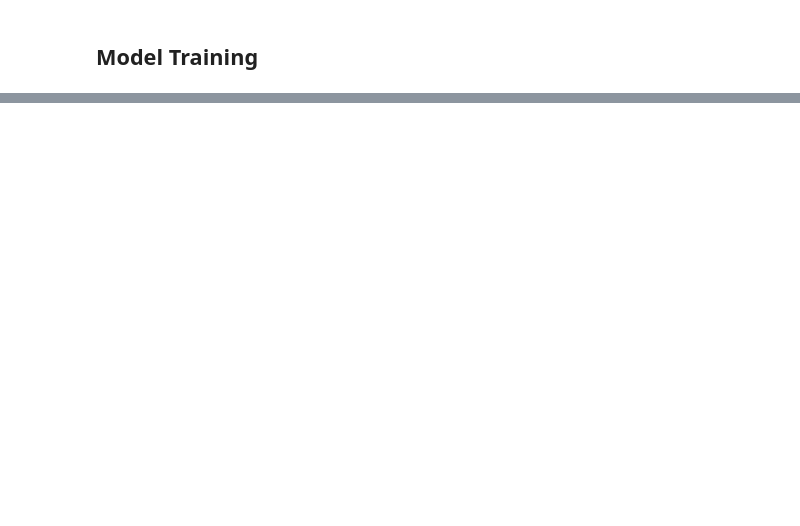
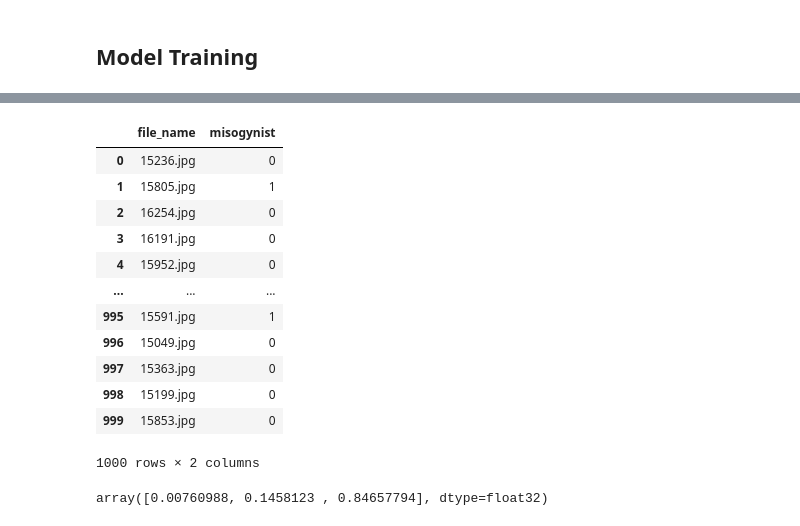
Before and after one commit to Rhitabrat/MAMI, a Jupyter notebook: Text Embedding/bert.ipynb, the cells around one changed output, grey strips where cells are left out. Drawn from its saved outputs; the diff is of its cells as text; code cells hidden in the pictures; blank space fills up the shorter version.

```diff
--- a/Text Embedding/bert.ipynb
+++ b/Text Embedding/bert.ipynb
@@ -189,0 +207,23 @@ model.evaluate(X_test, y_test)
+# %%
+test_pred = (predictions_db.misogynist * neg)
+
+pred = test_pred >= 0.5
+pred = list(map(int, pred)) #true/false to 1/0
+
+predictions_db = pd.DataFrame(data=test_df['file_name'])
+predictions_db['misogynist'] = pred
+predictions_db
+# %% [output]
+|  | file_name | misogynist |
+| 0 | 15236.jpg | 0 |
+| 1 | 15805.jpg | 1 |
+| 2 | 16254.jpg | 0 |
+| 3 | 16191.jpg | 0 |
+| 4 | 15952.jpg | 0 |
+| ... | ... | ... |
+| 995 | 15591.jpg | 1 |
+| 996 | 15049.jpg | 0 |
+| 997 | 15363.jpg | 0 |
+| 998 | 15199.jpg | 0 |
+| 999 | 15853.jpg | 0 |
+1000 rows × 2 columns
@@ -189,0 +272,10 @@ model.evaluate(X_test, y_test)
+# %%
+text = "Good night 😊"
+text = preprocess(text)
+encoded_input = tokenizer(text, return_tensors='pt')
+output = sent_model(**encoded_input)
+scores = output[0][0].detach().numpy()
+scores = softmax(scores)
+scores
+# %% [output]
+array([0.00760988, 0.1458123 , 0.84657794], dtype=float32)
```
Also changed, not shown: parts of 23 cells of this notebook.
